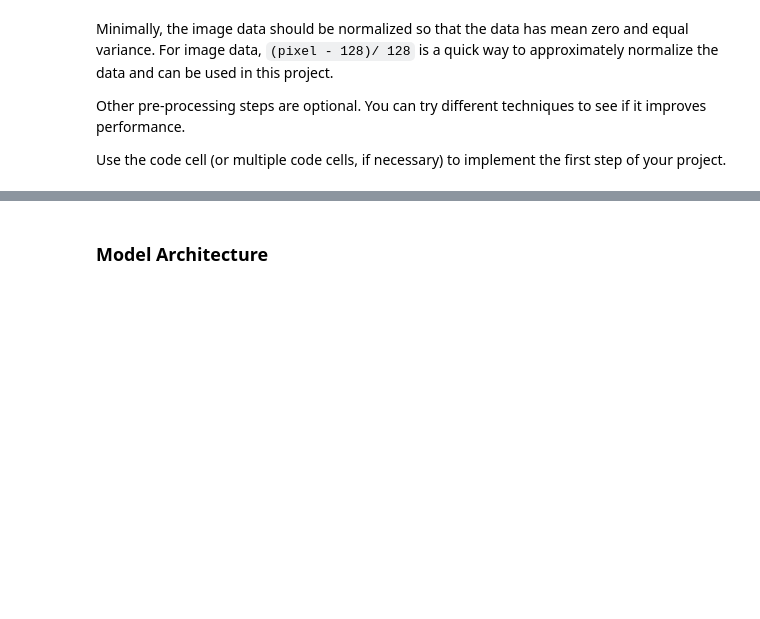
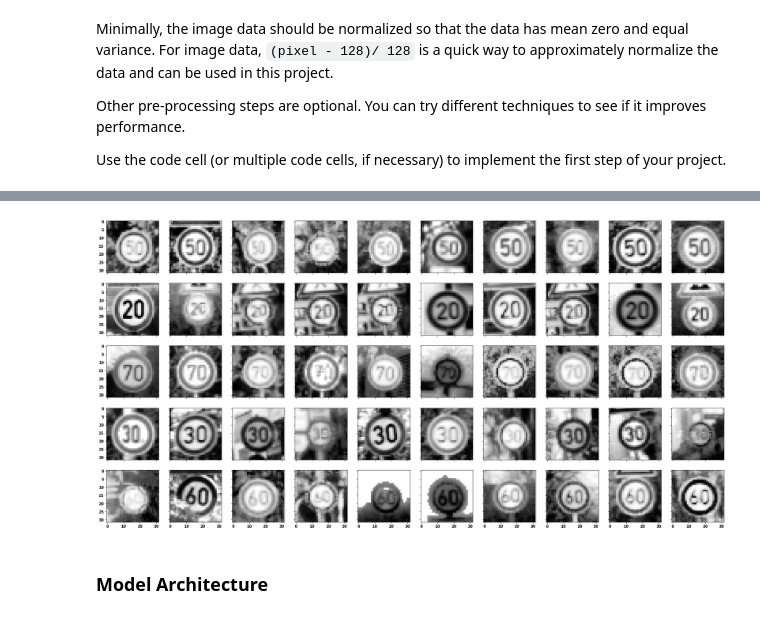
Before and after one commit to udacity/CarND-Traffic-Sign-Classifier-Project, a Jupyter notebook: Traffic_Sign_Classifier.ipynb, the cells around one changed output, grey strips where cells are left out. Saved outputs shown, nothing was run; the diff lists cells and outputs as text; code cells hidden in the pictures; blank space fills up the shorter version.

```diff
--- a/Traffic_Sign_Classifier.ipynb
+++ b/Traffic_Sign_Classifier.ipynb
@@ -125,3 +282,26 @@ Use the code cell (or multiple code cells, if necessary) to implement the first
+# %%
+figname = "output_images/2_postprocessing.png"
+preprocessor = PreprocessingPipeline()
+
+# distribution
+#fig, ax = utils.setup_figure(x_pics=3, y_pics=1, w=w, h=h, n=3)
+if os.path.exists(figname):
+    image = cv2.imread(figname)
+
+    plt.figure(figsize=(20,20))
+    plt.imshow(image, cmap='gray')
+
+else:
+    fig, ax = utils.setup_figure(x_pics=len(display_images[0]), y_pics=len(display_images), w=w, h=h, n=3)
+    for iy, disp in enumerate(display_images):
+        for ix, index in enumerate(disp):
+            gray = preprocessor.run(X_train[index])
+
+            ax[iy][ix].imshow(gray, cmap='gray')
+    else:
+        plt.savefig(figname)
+# %% [output]
+[figure, added]
 # %% [markdown]
 ### Model Architecture
 # %%
```
Also changed, not shown: parts of 12 cells of this notebook, 2 other files.
